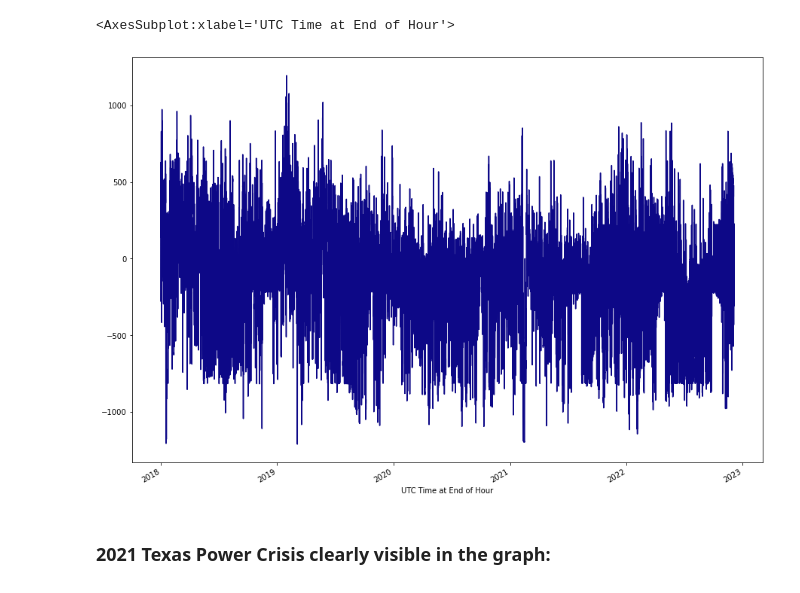
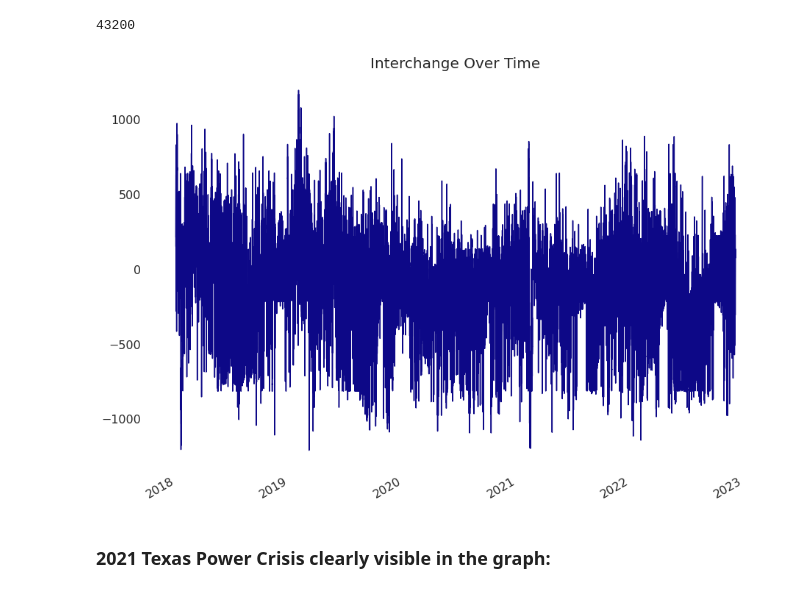
Before and after one commit to JuanMa894/Texas-Power-forecasting-timeseries, a Jupyter notebook: Notebooks/holly-working-nb.ipynb, the cells around one changed output. Drawn from its saved outputs; the diff is of its cells as text; code cells hidden in the pictures.

```diff
--- a/Notebooks/holly-working-nb.ipynb
+++ b/Notebooks/holly-working-nb.ipynb
@@ -57,13 +46,19 @@ texas.head()
+# %%
+len(texas)
+# %% [output]
+43200
 # %%
 interNoNull = texas['Total Interchange (MW)'].dropna()
 interFloat = interNoNull.str.replace(',', '').astype(float)
 # %%
 # texas.to_csv('./texasPowerGrid.csv') # saving the dataframe as a csv to be used from now on
-# %%
-interFloat.plot(figsize=(15,11), colormap='plasma')
-# %% [output]
-<AxesSubplot:xlabel='UTC Time at End of Hour'>
-[figure, removed]
+# %%
+interFloat.plot(figsize=(15,11), colormap='plasma', ylabel='',
+                xlabel='', fontsize=16 )
+plt.title('Interchange Over Time', fontsize=20)
+sns.set(rc={'axes.facecolor':'white', 'figure.facecolor':'white'})
+# %% [output]
+[figure, added]
 # %% [markdown]
 ### 2021 Texas Power Crisis clearly visible in the graph:
 # %%
```
Also changed, not shown: parts of 11 cells of this notebook.
